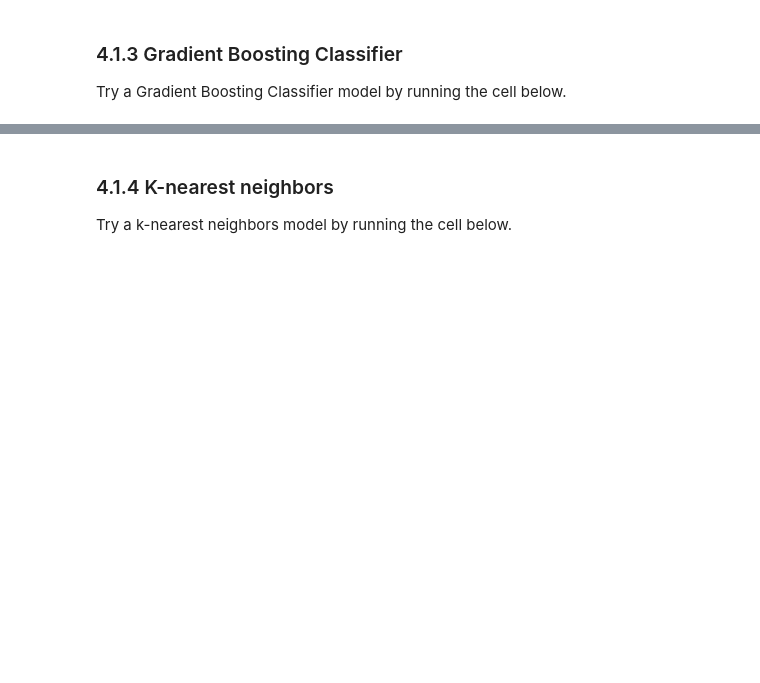
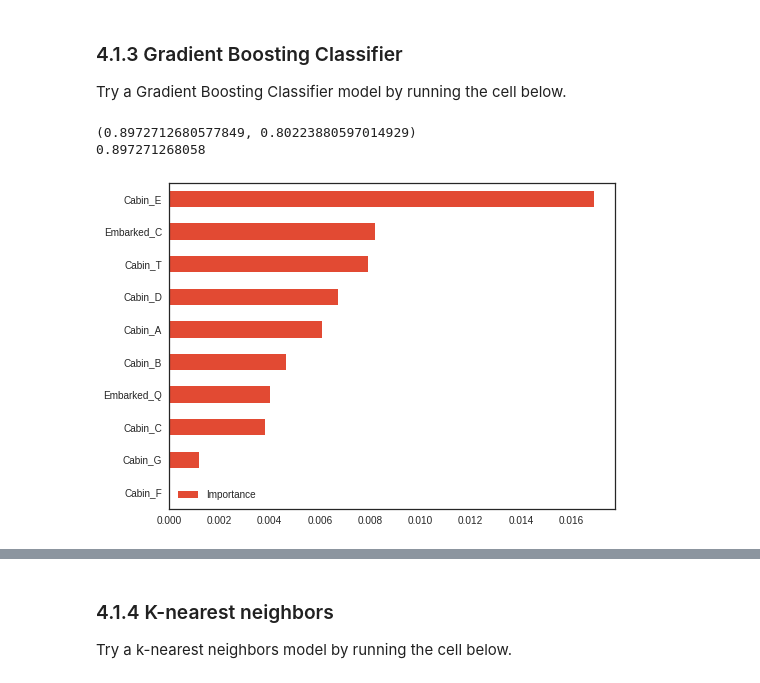
Before and after one commit to ShichengChen/kaggle, a Jupyter notebook: Titanic/Helge Bjorland & Stian Eide.ipynb, the cells around one changed output, grey strips where cells are left out. Cells and saved outputs as stored; diff of their text form; code cells hidden in the pictures; blank space fills up the shorter version.

```diff
--- a/Titanic/Helge Bjorland & Stian Eide.ipynb
+++ b/Titanic/Helge Bjorland & Stian Eide.ipynb
@@ -603,0 +731,9 @@ model = GradientBoostingClassifier()
+# %%
+model = GradientBoostingClassifier()
+model.fit( train_X , train_y )
+print (model.score( train_X , train_y ) , model.score( valid_X , valid_y ))
+plot_model_var_imp(model, train_X, train_y)
+# %% [output]
+(0.8972712680577849, 0.80223880597014929)
+0.897271268058
+[figure, added]
```
Also changed, not shown: parts of 27 cells of this notebook, 2 other files.
